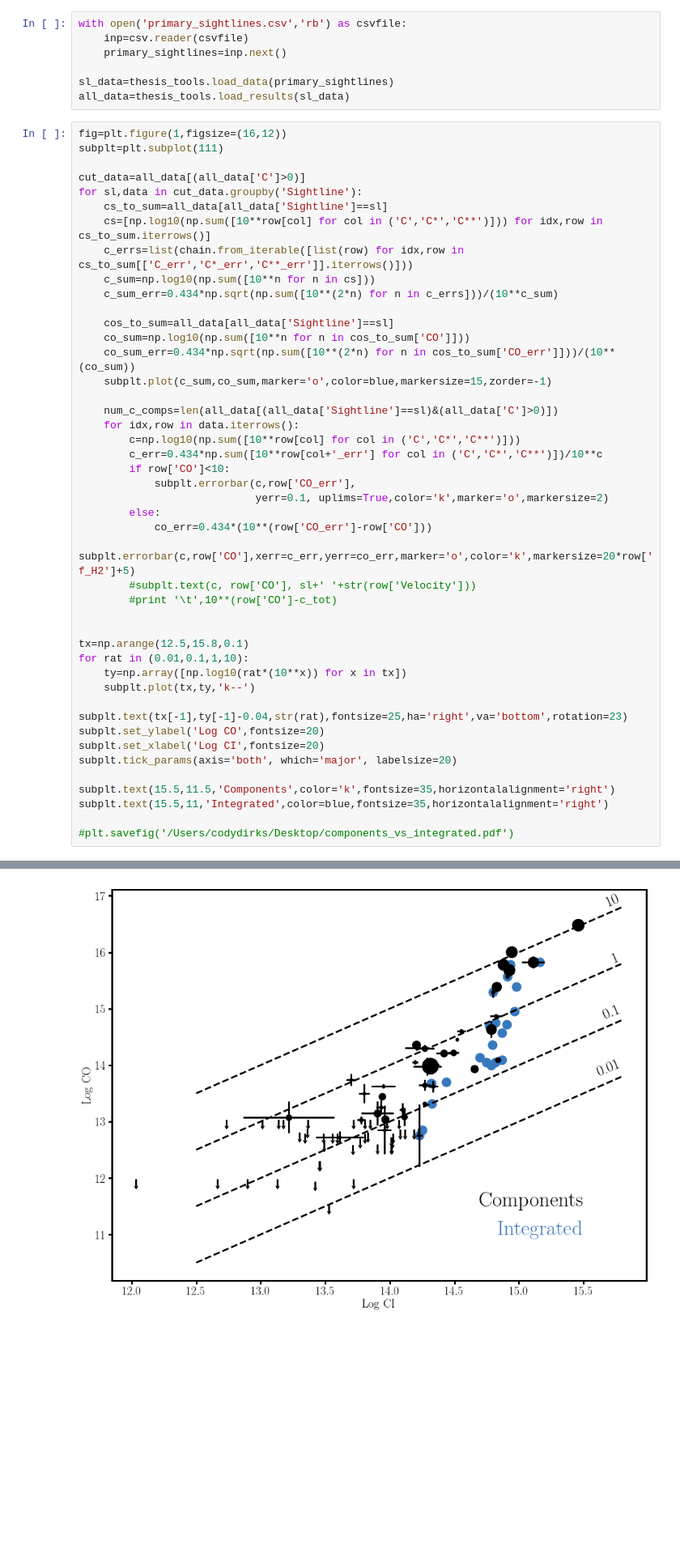
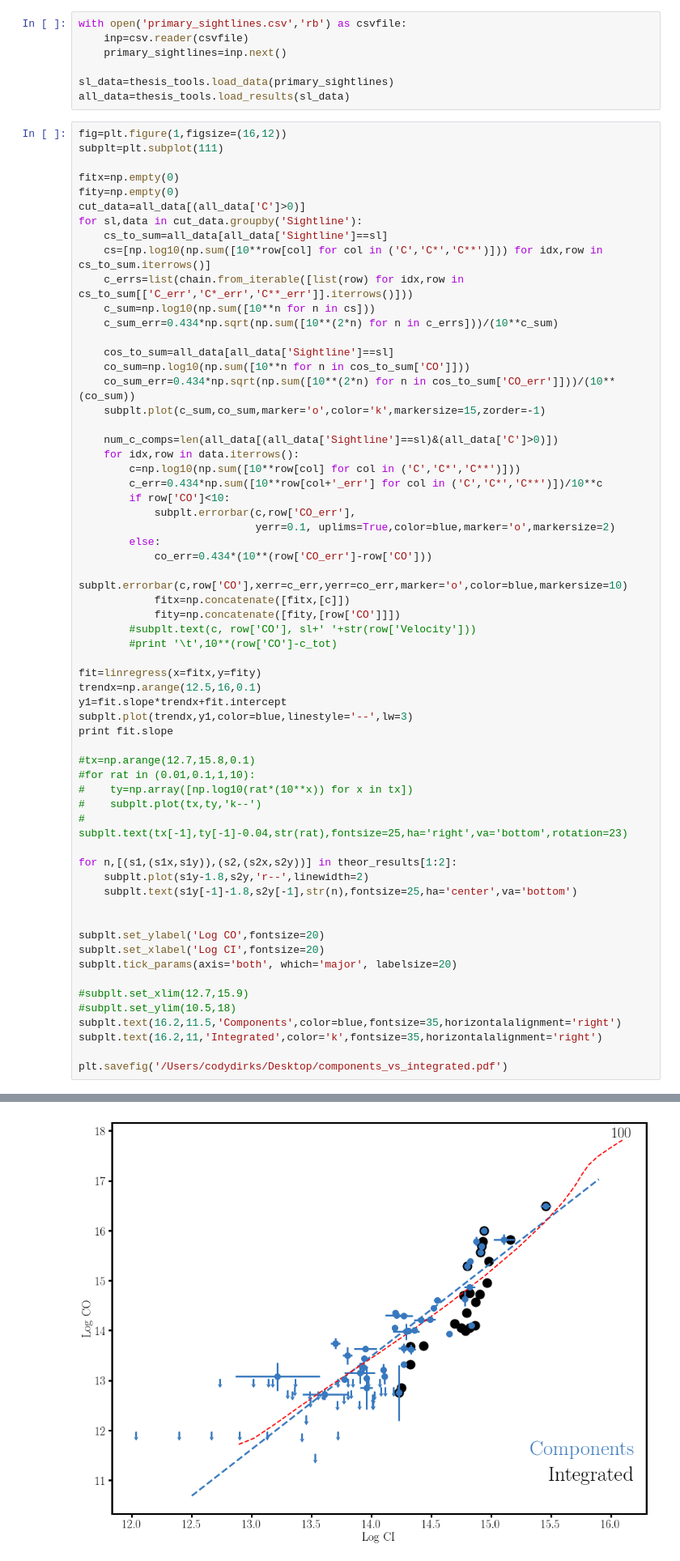
Before and after one commit to codydirks/PGCC_HST, a Jupyter notebook: COAnalysis.ipynb, the cells around one changed output, grey strips where cells are left out. Shown at 81% size. Cells and saved outputs as stored; diff of their text form; blank space fills up the shorter version.

```diff
--- a/COAnalysis.ipynb
+++ b/COAnalysis.ipynb
@@ -33,6 +33,8 @@ all_data=thesis_tools.load_results(sl_data)
 fig=plt.figure(1,figsize=(16,12))
 subplt=plt.subplot(111)
 
+fitx=np.empty(0)
+fity=np.empty(0)
 cut_data=all_data[(all_data['C']>0)]
 for sl,data in cut_data.groupby('Sightline'):
     cs_to_sum=all_data[all_data['Sightline']==sl]
@@ -44,7 +46,7 @@ for sl,data in cut_data.groupby('Sightline'):
     cos_to_sum=all_data[all_data['Sightline']==sl]
     co_sum=np.log10(np.sum([10**n for n in cos_to_sum['CO']]))
     co_sum_err=0.434*np.sqrt(np.sum([10**(2*n) for n in cos_to_sum['CO_err']]))/(10**(co_sum))
-    subplt.plot(c_sum,co_sum,marker='o',color=blue,markersize=15,zorder=-1)
+    subplt.plot(c_sum,co_sum,marker='o',color='k',markersize=15,zorder=-1)
 
     num_c_comps=len(all_data[(all_data['Sightline']==sl)&(all_data['C']>0)])
     for idx,row in data.iterrows():
@@ -52,25 +54,40 @@ for sl,data in cut_data.groupby('Sightline'):
         c_err=0.434*np.sum([10**row[col+'_err'] for col in ('C','C*','C**')])/10**c
         if row['CO']<10:
             subplt.errorbar(c,row['CO_err'],
-                            yerr=0.1, uplims=True,color='k',marker='o',markersize=2)
+                            yerr=0.1, uplims=True,color=blue,marker='o',markersize=2)
         else:
             co_err=0.434*(10**(row['CO_err']-row['CO']))
-            subplt.errorbar(c,row['CO'],xerr=c_err,yerr=co_err,marker='o',color='k',markersize=20*row['f_H2']+5)
+            subplt.errorbar(c,row['CO'],xerr=c_err,yerr=co_err,marker='o',color=blue,markersize=10)
+            fitx=np.concatenate([fitx,[c]])
+            fity=np.concatenate([fity,[row['CO']]])
         #subplt.text(c, row['CO'], sl+' '+str(row['Velocity']))
         #print '\t',10**(row['CO']-c_tot)
 
+fit=linregress(x=fitx,y=fity)
+trendx=np.arange(12.5,16,0.1)
+y1=fit.slope*trendx+fit.intercept
+subplt.plot(trendx,y1,color=blue,linestyle='--',lw=3)
+print fit.slope
 
-tx=np.arange(12.5,15.8,0.1)
-for rat in (0.01,0.1,1,10):
-    ty=np.array([np.log10(rat*(10**x)) for x in tx])
-    subplt.plot(tx,ty,'k--')
-    subplt.text(tx[-1],ty[-1]-0.04,str(rat),fontsize=25,ha='right',va='bottom',rotation=23)
+#tx=np.arange(12.7,15.8,0.1)
+#for rat in (0.01,0.1,1,10):
+#    ty=np.array([np.log10(rat*(10**x)) for x in tx])
+#    subplt.plot(tx,ty,'k--')
+#    subplt.text(tx[-1],ty[-1]-0.04,str(rat),fontsize=25,ha='right',va='bottom',rotation=23)
+
+for n,[(s1,(s1x,s1y)),(s2,(s2x,s2y))] in theor_results[1:2]:
+    subplt.plot(s1y-1.8,s2y,'r--',linewidth=2)
+    subplt.text(s1y[-1]-1.8,s2y[-1],str(n),fontsize=25,ha='center',va='bottom')
+
+
 subplt.set_ylabel('Log CO',fontsize=20)
 subplt.set_xlabel('Log CI',fontsize=20)
 subplt.tick_params(axis='both', which='major', labelsize=20)
 
-subplt.text(15.5,11.5,'Components',color='k',fontsize=35,horizontalalignment='right')
-subplt.text(15.5,11,'Integrated',color=blue,fontsize=35,horizontalalignment='right')
+#subplt.set_xlim(12.7,15.9)
+#subplt.set_ylim(10.5,18)
+subplt.text(16.2,11.5,'Components',color=blue,fontsize=35,horizontalalignment='right')
+subplt.text(16.2,11,'Integrated',color='k',fontsize=35,horizontalalignment='right')
 
-#plt.savefig('/Users/codydirks/Desktop/components_vs_integrated.pdf')
+plt.savefig('/Users/codydirks/Desktop/components_vs_integrated.pdf')
 # %% [output]
@@ -78,4 +95,4 @@ Text(15.5,11,u'Integrated')
-[figure, old version]
+[figure, new version]
 # %%
 fig=plt.figure(1,figsize=(16,12))
 subplt=plt.subplot(111)
```
Also changed, not shown: parts of 6 cells of this notebook, 6 other files.
